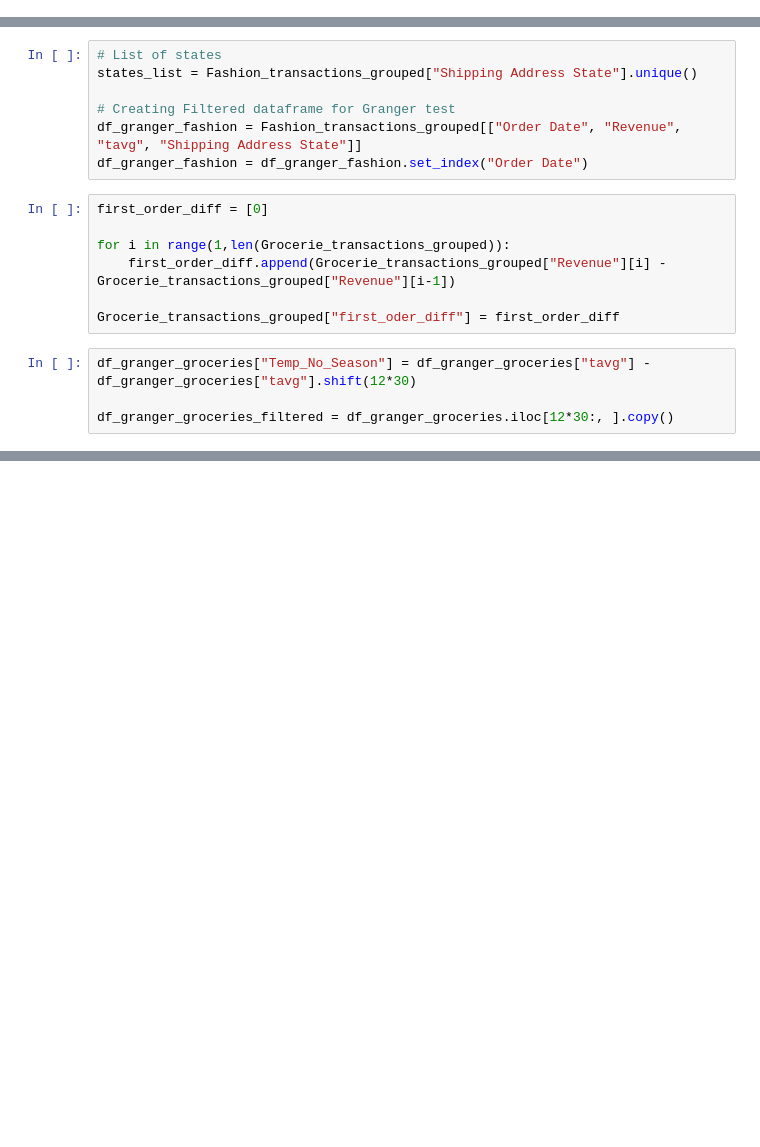
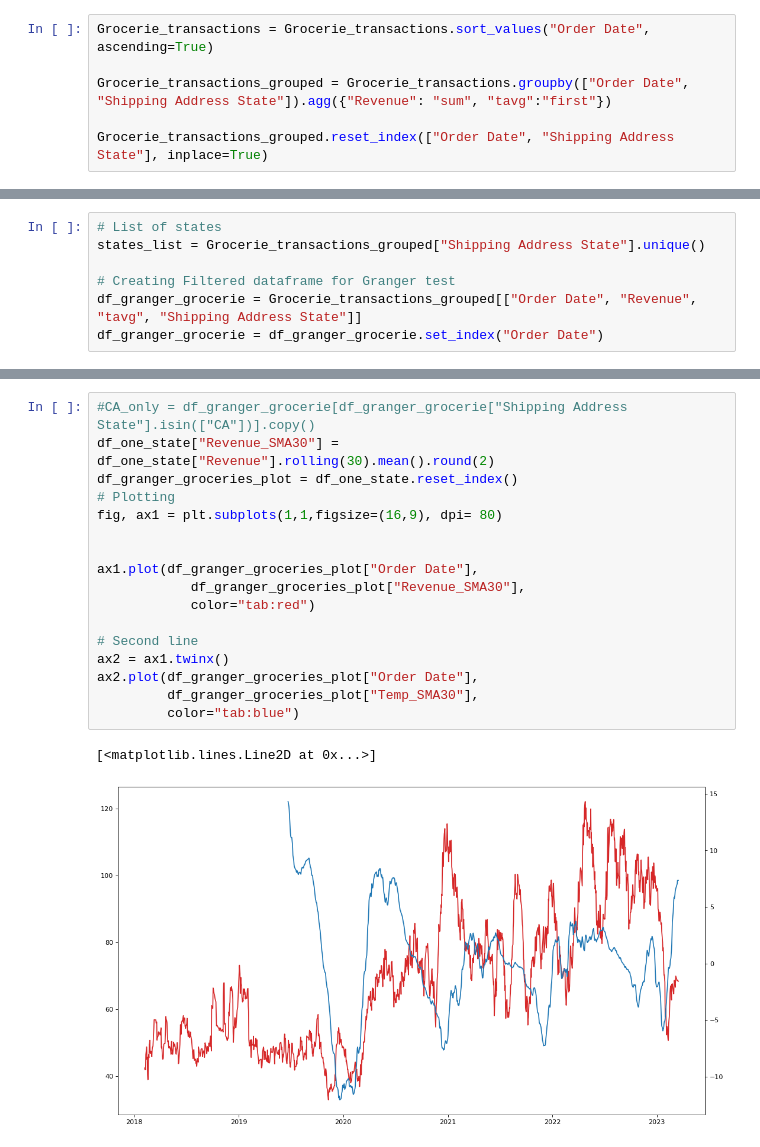
Before and after one commit to MoritzBaldauf/Bachelor_Thesis_Code, a Jupyter notebook: Granger_test.ipynb, the cells around one changed output, grey strips where cells are left out. Saved outputs shown, nothing was run; the diff lists cells and outputs as text; blank space fills up the shorter version.

Commit message:
Granger_test_2

```diff
--- a/Granger_test.ipynb
+++ b/Granger_test.ipynb
@@ -8,0 +66,6 @@ transactions_temp["Order Date"] = pd.to_datetime(transactions_temp["Order Date"]
+# %%
+Grocerie_transactions = Grocerie_transactions.sort_values("Order Date", ascending=True)
+
+Grocerie_transactions_grouped = Grocerie_transactions.groupby(["Order Date", "Shipping Address State"]).agg({"Revenue": "sum", "tavg":"first"})
+
+Grocerie_transactions_grouped.reset_index(["Order Date", "Shipping Address State"], inplace=True)
@@ -9,18 +89,7 @@ transactions_temp["Order Date"] = pd.to_datetime(transactions_temp["Order Date"]
 # %%
 # List of states
-states_list = Fashion_transactions_grouped["Shipping Address State"].unique()
+states_list = Grocerie_transactions_grouped["Shipping Address State"].unique()
 
 # Creating Filtered dataframe for Granger test
-df_granger_fashion = Fashion_transactions_grouped[["Order Date", "Revenue", "tavg", "Shipping Address State"]]
-df_granger_fashion = df_granger_fashion.set_index("Order Date")
+df_granger_grocerie = Grocerie_transactions_grouped[["Order Date", "Revenue", "tavg", "Shipping Address State"]]
+df_granger_grocerie = df_granger_grocerie.set_index("Order Date")
-# %%
-first_order_diff = [0]
-
-for i in range(1,len(Grocerie_transactions_grouped)):
-    first_order_diff.append(Grocerie_transactions_grouped["Revenue"][i] - Grocerie_transactions_grouped["Revenue"][i-1])
-
-Grocerie_transactions_grouped["first_oder_diff"] = first_order_diff
-# %%
-df_granger_groceries["Temp_No_Season"] = df_granger_groceries["tavg"] - df_granger_groceries["tavg"].shift(12*30)
-
-df_granger_groceries_filtered = df_granger_groceries.iloc[12*30:, ].copy()
@@ -26,0 +150,20 @@ df_granger_groceries_filtered = df_granger_groceries.iloc[12*30:, ].copy()
+# %%
+#CA_only = df_granger_grocerie[df_granger_grocerie["Shipping Address State"].isin(["CA"])].copy()
+df_one_state["Revenue_SMA30"] = df_one_state["Revenue"].rolling(30).mean().round(2)
+df_granger_groceries_plot = df_one_state.reset_index()
+# Plotting
+fig, ax1 = plt.subplots(1,1,figsize=(16,9), dpi= 80)
+
+
+ax1.plot(df_granger_groceries_plot["Order Date"],
+            df_granger_groceries_plot["Revenue_SMA30"],
+            color="tab:red")
+
+# Second line
+ax2 = ax1.twinx()
+ax2.plot(df_granger_groceries_plot["Order Date"],
+         df_granger_groceries_plot["Temp_SMA30"],
+         color="tab:blue")
+# %% [output]
+[<matplotlib.lines.Line2D at 0x...>]
+[figure, added]
```
Also changed, not shown: parts of 11 cells of this notebook.
